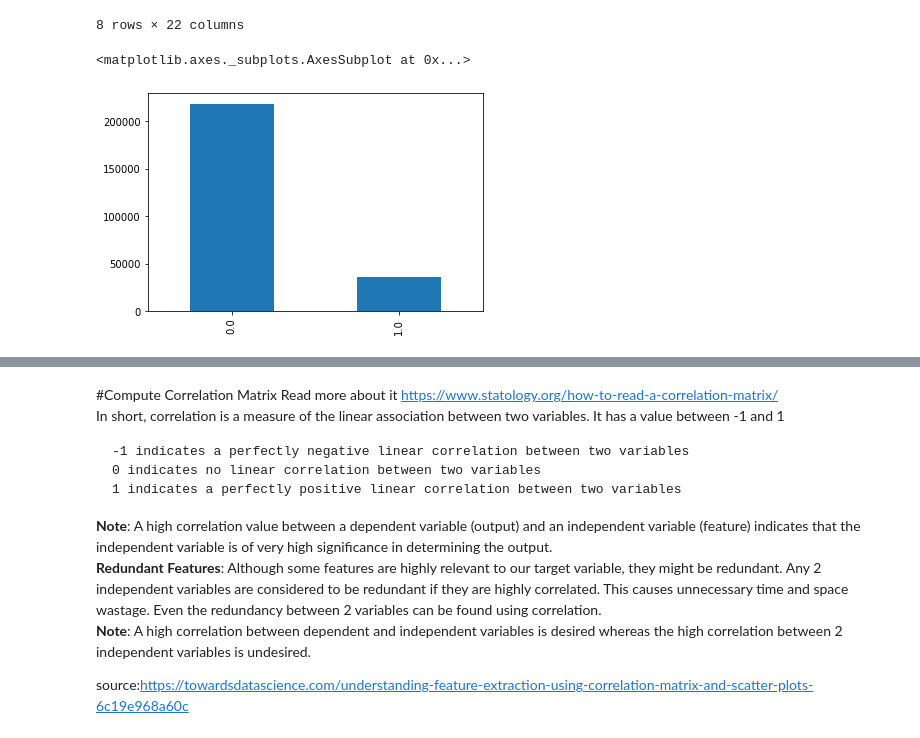
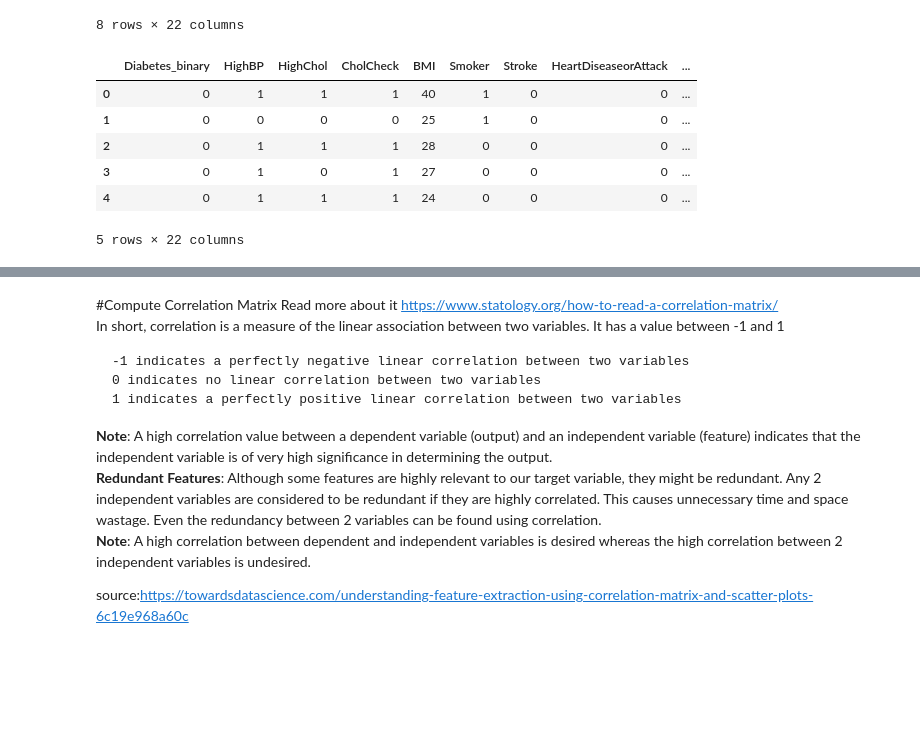
Before and after one commit to nermienkh/BMD212_Spring22, a Jupyter notebook: Features_Selection_Train_Model_Performance_Evaluation.ipynb, the cells around one changed output, grey strips where cells are left out. Cells and saved outputs as stored; diff of their text form; code cells hidden in the pictures; blank space fills up the shorter version.

```diff
--- a/Features_Selection_Train_Model_Performance_Evaluation.ipynb
+++ b/Features_Selection_Train_Model_Performance_Evaluation.ipynb
@@ -68,9 +77,37 @@ df.describe()
 | 75% | 0.000000 | 1.000000 | 1.000000 | 1.000000 | 31.000000 | 1.000000 | 0.000000 | 0.000000 | ... |
 | max | 1.000000 | 1.000000 | 1.000000 | 1.000000 | 98.000000 | 1.000000 | 1.000000 | 1.000000 | ... |
 8 rows × 22 columns
-# %%
-#check Data Balance
-df["Diabetes_binary"].value_counts().plot(kind = 'bar')
-# %% [output]
-<matplotlib.axes._subplots.AxesSubplot at 0x...>
-[figure, removed]
+# %%
+#transform data
+df['Diabetes_binary'] = df['Diabetes_binary'].astype('int')
+df['HighBP'] = df['HighBP'].astype('int')
+df['HighChol'] = df['HighChol'].astype('int')
+df['CholCheck'] = df['CholCheck'].astype('int')
+df['BMI'] = df['BMI'].astype('int')
+df['Smoker'] = df['Smoker'].astype('int')
+df['Stroke'] = df['Stroke'].astype('int')
+df['HeartDiseaseorAttack'] = df['HeartDiseaseorAttack'].astype('int')
+df['PhysActivity'] = df['PhysActivity'].astype('int')
+df['Fruits'] = df['Fruits'].astype('int')
+df['Veggies'] = df['Veggies'].astype('int')
+
+df['HvyAlcoholConsump'] = df['HvyAlcoholConsump'].astype('int')
+df['AnyHealthcare'] = df['AnyHealthcare'].astype('int')
+df['NoDocbcCost'] = df['NoDocbcCost'].astype('int')
+df['GenHlth'] = df['GenHlth'].astype('int')
+df['MentHlth'] = df['MentHlth'].astype('int')
+df['PhysHlth'] = df['PhysHlth'].astype('int')
+df['DiffWalk'] = df['DiffWalk'].astype('int')
+df['Sex'] = df['Sex'].astype('int')
+df['Age'] = df['Age'].astype('int')
+df['Education'] = df['Education'].astype('int')
+df['Income'] = df['Income'].astype('int')
+df.head()
+# %% [output]
+|  | Diabetes_binary | HighBP | HighChol | CholCheck | BMI | Smoker | Stroke | HeartDiseaseorAttack | ... |
+| 0 | 0 | 1 | 1 | 1 | 40 | 1 | 0 | 0 | ... |
+| 1 | 0 | 0 | 0 | 0 | 25 | 1 | 0 | 0 | ... |
+| 2 | 0 | 1 | 1 | 1 | 28 | 0 | 0 | 0 | ... |
+| 3 | 0 | 1 | 0 | 1 | 27 | 0 | 0 | 0 | ... |
+| 4 | 0 | 1 | 1 | 1 | 24 | 0 | 0 | 0 | ... |
+5 rows × 22 columns
```
Also changed, not shown: parts of 17 cells of this notebook.
